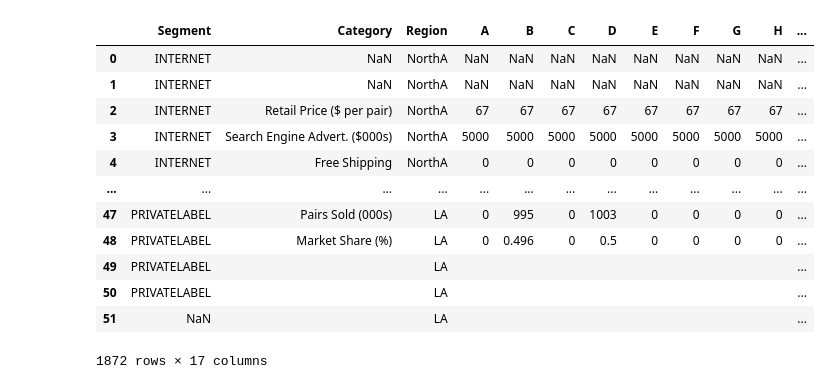
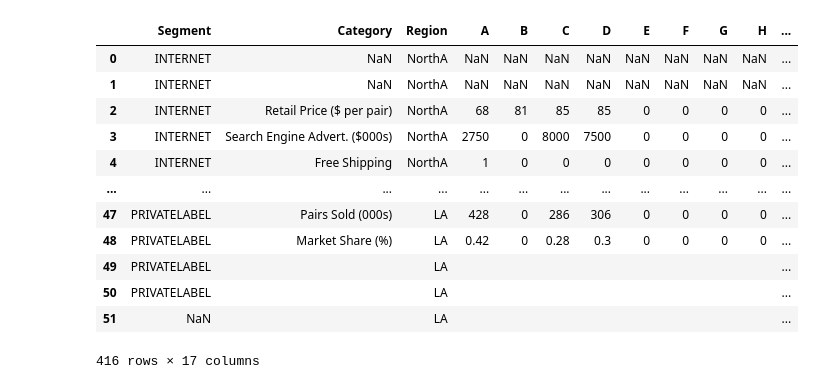
Before and after one commit to mstumpf585/pitt-burgh-athletics, a Jupyter notebook: cir_clean_view.ipynb, the cells around one changed output. Saved outputs shown, nothing was run; the diff lists cells and outputs as text; code cells hidden in the pictures.

```diff
--- a/cir_clean_view.ipynb
+++ b/cir_clean_view.ipynb
@@ -2,10 +2,11 @@
 import pandas as pd
 import numpy as np
 # %%
-sheets = ["Y10", "Y11", "Y12", "Y13", "Y14", "Y15", "Y16", "Y17", "Y18"]
+#sheets = ["Y10", "Y11", "Y12", "Y13", "Y14", "Y15", "Y16", "Y17", "Y18"]
+sheets = ["Y11", "Y12"]
 master_df = pd.DataFrame(columns=['Segment', 'Category', 'Region', 'A', 'B', 'C', 'D', 'E', 'F', 'G', 'H', 'I', 'J', 'K', 'L', 'AVG'])
 for sheet in sheets:
-    Y_df = pd.read_excel("Ind41_CIR.xlsx", sheet)
+    Y_df = pd.read_excel("Industry_42_CIR_practice.xlsx", sheet)
     headers = Y_df.iloc[0]
     intial_columns_df = pd.DataFrame(Y_df.values[1:], columns=headers).iloc[0:52, 0:3]
     intial_columns_df.columns.values[0] = "Segment"
@@ -23,43 +24,43 @@ for sheet in sheets:
     df0["Region"] = "NorthA"
     df0["Segment"][0:19] = "INTERNET"
     df0["Segment"][20:42] = "WHOLESALE"
     df0["Segment"][43:51] = "PRIVATELABEL"
 
     df1 = pd.concat([intial_columns_df, df1], axis=1)
     df1["Region"] = "EP"
     df1["Segment"][0:19] = "INTERNET"
     df1["Segment"][20:42] = "WHOLESALE"
     df1["Segment"][43:51] = "PRIVATELABEL"
 
     df2 = pd.concat([intial_columns_df, df2], axis=1)
     df2["Region"] = "AP"
     df2["Segment"][0:19] = "INTERNET"
     df2["Segment"][20:42] = "WHOLESALE"
     df2["Segment"][43:51] = "PRIVATELABEL"
 
     df3 = pd.concat([intial_columns_df, df3], axis=1)
     df3["Region"] = "LA"
     df3["Segment"][0:19] = "INTERNET"
     df3["Segment"][20:42] = "WHOLESALE"
     df3["Segment"][43:51] = "PRIVATELABEL"
 
     master_df = pd.concat([master_df, df0, df1, df2, df3])
 
 master_df
 # %% [output]
 |  | Segment | Category | Region | A | B | C | D | E | F | G | H | ... |
 | 0 | INTERNET | NaN | NorthA | NaN | NaN | NaN | NaN | NaN | NaN | NaN | NaN | ... |
 | 1 | INTERNET | NaN | NorthA | NaN | NaN | NaN | NaN | NaN | NaN | NaN | NaN | ... |
-| 2 | INTERNET | Retail Price ($ per pair) | NorthA | 67 | 67 | 67 | 67 | 67 | 67 | 67 | 67 | ... |
-| 3 | INTERNET | Search Engine Advert. ($000s) | NorthA | 5000 | 5000 | 5000 | 5000 | 5000 | 5000 | 5000 | 5000 | ... |
-| 4 | INTERNET | Free Shipping | NorthA | 0 | 0 | 0 | 0 | 0 | 0 | 0 | 0 | ... |
+| 2 | INTERNET | Retail Price ($ per pair) | NorthA | 68 | 81 | 85 | 85 | 0 | 0 | 0 | 0 | ... |
+| 3 | INTERNET | Search Engine Advert. ($000s) | NorthA | 2750 | 0 | 8000 | 7500 | 0 | 0 | 0 | 0 | ... |
+| 4 | INTERNET | Free Shipping | NorthA | 1 | 0 | 0 | 0 | 0 | 0 | 0 | 0 | ... |
 | ... | ... | ... | ... | ... | ... | ... | ... | ... | ... | ... | ... | ... |
-| 47 | PRIVATELABEL | Pairs Sold (000s) | LA | 0 | 995 | 0 | 1003 | 0 | 0 | 0 | 0 | ... |
-| 48 | PRIVATELABEL | Market Share (%) | LA | 0 | 0.496 | 0 | 0.5 | 0 | 0 | 0 | 0 | ... |
+| 47 | PRIVATELABEL | Pairs Sold (000s) | LA | 428 | 0 | 286 | 306 | 0 | 0 | 0 | 0 | ... |
+| 48 | PRIVATELABEL | Market Share (%) | LA | 0.42 | 0 | 0.28 | 0.3 | 0 | 0 | 0 | 0 | ... |
 | 49 | PRIVATELABEL |  | LA |  |  |  |  |  |  |  |  | ... |
 | 50 | PRIVATELABEL |  | LA |  |  |  |  |  |  |  |  | ... |
 | 51 | NaN |  | LA |  |  |  |  |  |  |  |  | ... |
-1872 rows × 17 columns
+416 rows × 17 columns
 # %%
 master_df = master_df.replace(r'^\s*$', np.nan, regex=True)
 master_df = master_df.dropna(axis=0)
```
Also changed, not shown: parts of 2 cells of this notebook, 4 other files.
